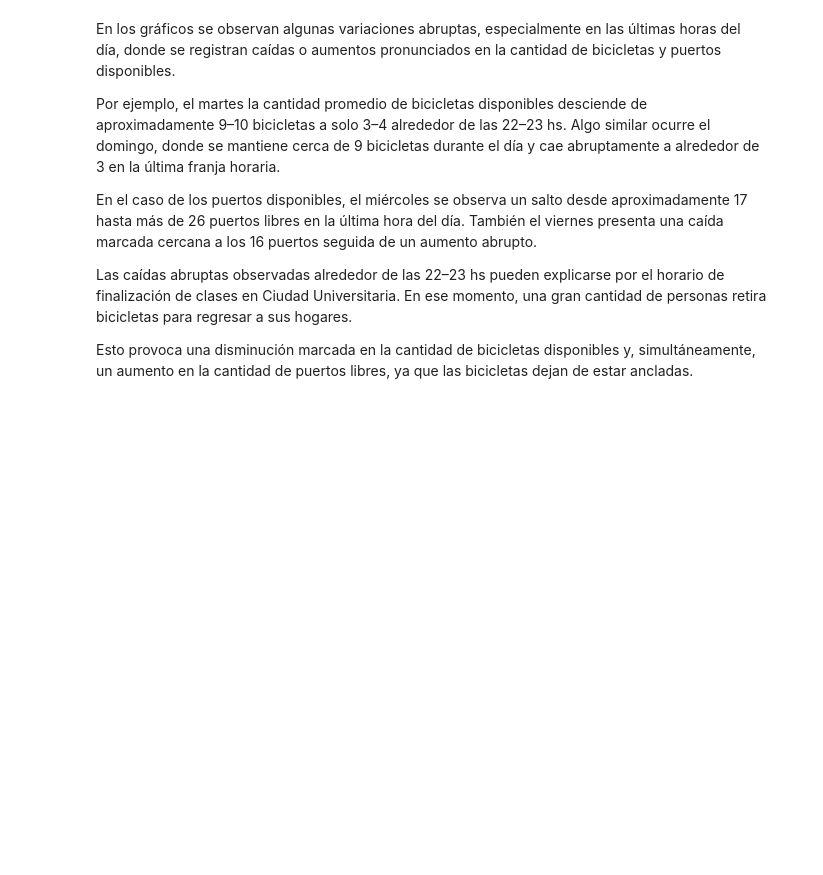
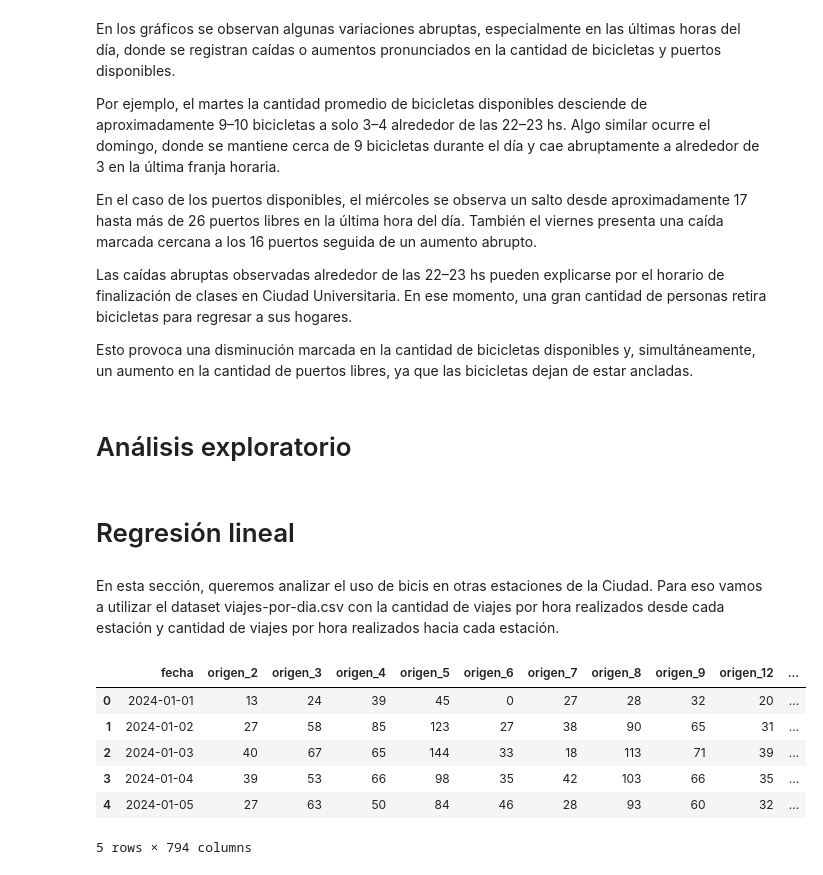
Before and after one commit to davidpalacio1/TP-1-LDD, a Jupyter notebook: TP_bicis.ipynb, the cells around one changed output. Drawn from its saved outputs; the diff is of its cells as text; code cells hidden in the pictures; blank space fills up the shorter version.

```diff
--- a/TP_bicis.ipynb
+++ b/TP_bicis.ipynb
@@ -474,3 +474,23 @@ retira bicicletas para regresar a sus hogares.
 Esto provoca una disminución marcada en la cantidad de bicicletas
 disponibles y, simultáneamente, un aumento en la cantidad de puertos
 libres, ya que las bicicletas dejan de estar ancladas.
+# %% [markdown]
+# Análisis exploratorio
+# %% [markdown]
+# Regresión lineal
+# %% [markdown]
+En esta sección, queremos analizar el uso de bicis en otras estaciones de la Ciudad. Para eso vamos
+a utilizar el dataset viajes-por-dia.csv con la cantidad de viajes por hora realizados desde cada
+estación y cantidad de viajes por hora realizados hacia cada estación.
+# %%
+viajes = pd.read_csv("viajes_diarios.csv")
+
+viajes.head()
+# %% [output]
+|  | fecha | origen_2 | origen_3 | origen_4 | origen_5 | origen_6 | origen_7 | origen_8 | origen_9 | origen_12 | ... |
+| 0 | 2024-01-01 | 13 | 24 | 39 | 45 | 0 | 27 | 28 | 32 | 20 | ... |
+| 1 | 2024-01-02 | 27 | 58 | 85 | 123 | 27 | 38 | 90 | 65 | 31 | ... |
+| 2 | 2024-01-03 | 40 | 67 | 65 | 144 | 33 | 18 | 113 | 71 | 39 | ... |
+| 3 | 2024-01-04 | 39 | 53 | 66 | 98 | 35 | 42 | 103 | 66 | 35 | ... |
+| 4 | 2024-01-05 | 27 | 63 | 50 | 84 | 46 | 28 | 93 | 60 | 32 | ... |
+5 rows × 794 columns
```
Also changed, not shown: parts of 6 cells of this notebook.
